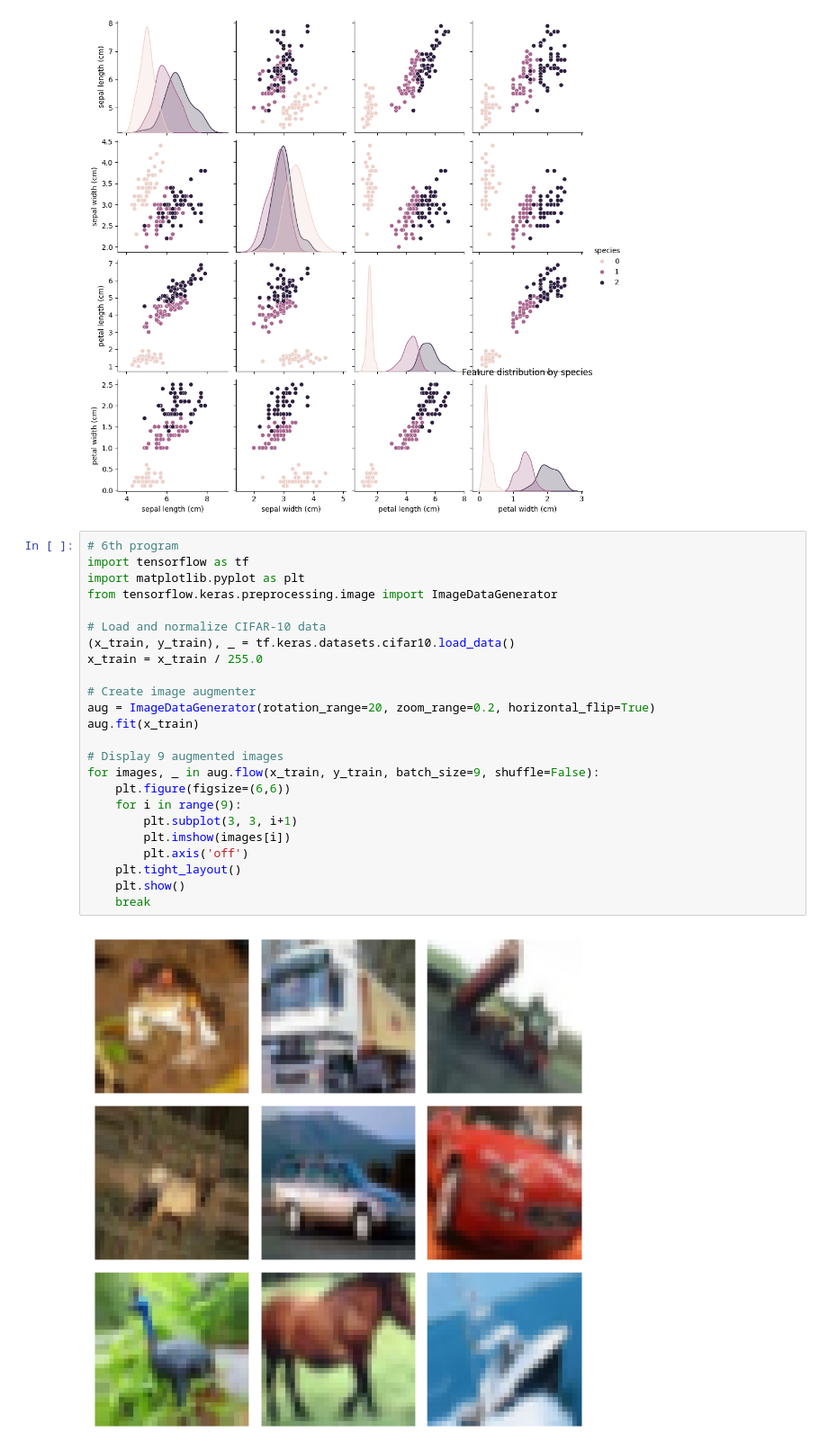
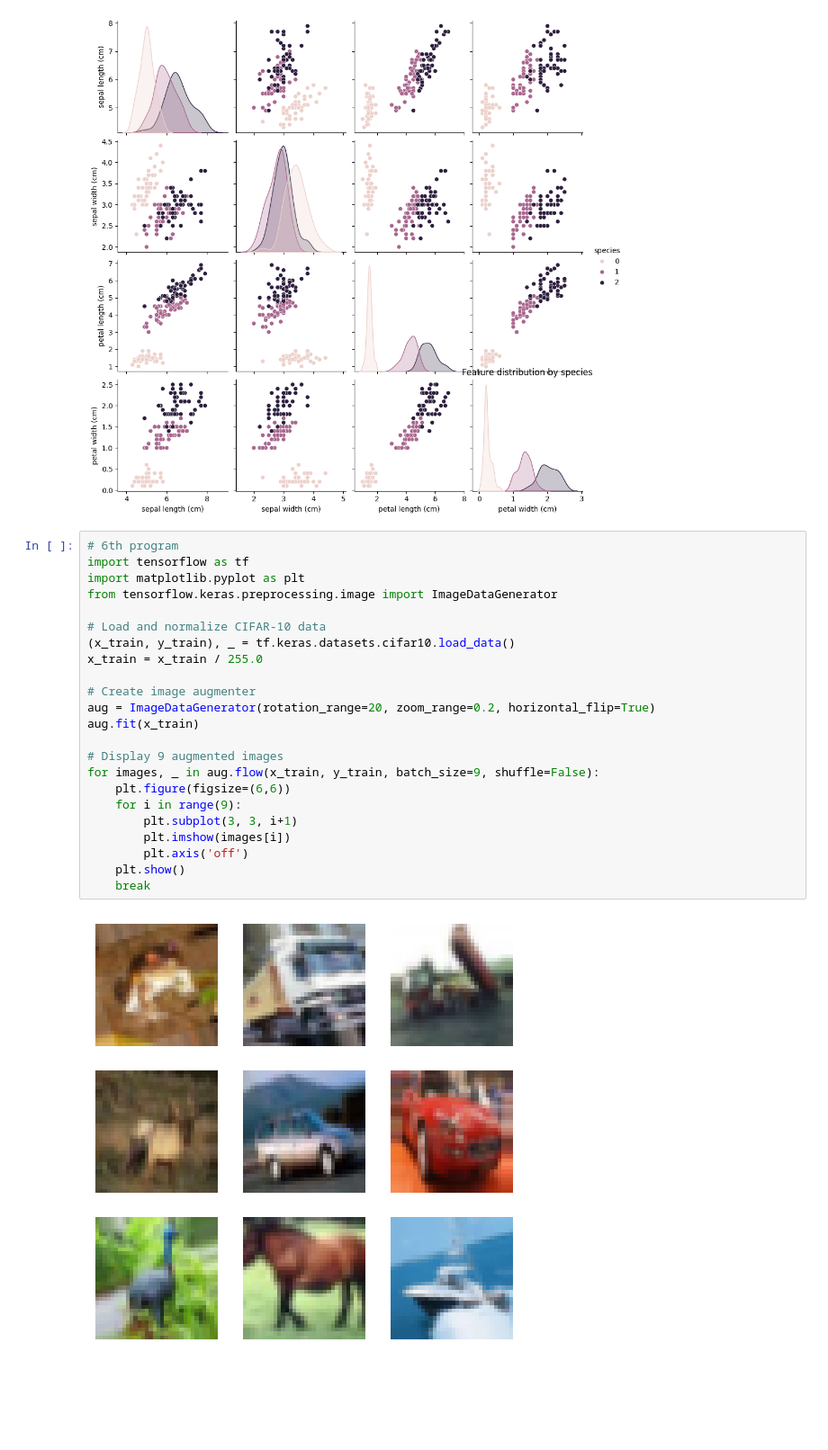
Before and after one commit to Abdul-Rehman-Sayed/python, a Jupyter notebook: tensorflow.ipynb, the cells around one changed output. Shown at 90% size. Saved outputs shown, nothing was run; the diff lists cells and outputs as text; blank space fills up the shorter version.

```diff
--- a/tensorflow.ipynb
+++ b/tensorflow.ipynb
@@ -152,29 +140,28 @@ Train: 120, Test: 30
 # %%
 # 6th program
 import tensorflow as tf
 import matplotlib.pyplot as plt
 from tensorflow.keras.preprocessing.image import ImageDataGenerator
 
 # Load and normalize CIFAR-10 data
 (x_train, y_train), _ = tf.keras.datasets.cifar10.load_data()
 x_train = x_train / 255.0
 
 # Create image augmenter
 aug = ImageDataGenerator(rotation_range=20, zoom_range=0.2, horizontal_flip=True)
 aug.fit(x_train)
 
 # Display 9 augmented images
 for images, _ in aug.flow(x_train, y_train, batch_size=9, shuffle=False):
     plt.figure(figsize=(6,6))
     for i in range(9):
         plt.subplot(3, 3, i+1)
         plt.imshow(images[i])
         plt.axis('off')
-    plt.tight_layout()
     plt.show()
     break
 # %% [output]
-[figure, old version]
+[figure, new version]
 # %%
 import tensorflow as tf
 from tensorflow.keras.datasets import mnist
```
Also changed, not shown: parts of 3 cells of this notebook.
